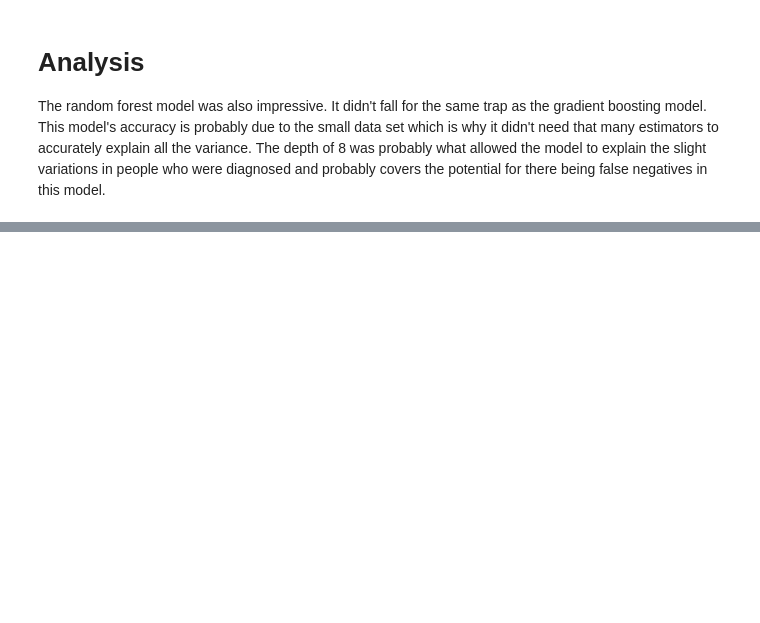
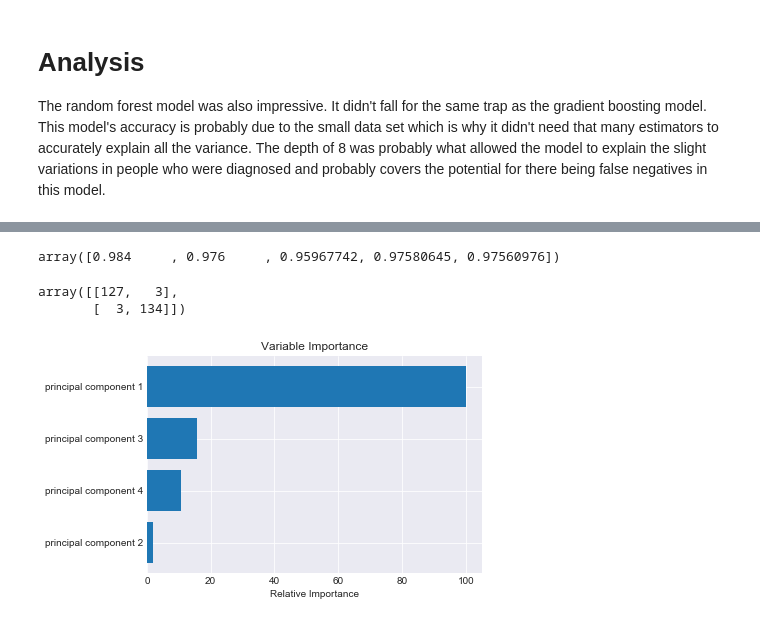
Before and after one commit to lamkg/Thinkful-, a Jupyter notebook: U3 L6 P5 Cancer Diagnostics.ipynb, the cells around one changed output, grey strips where cells are left out. Cells and saved outputs as stored; diff of their text form; code cells hidden in the pictures; blank space fills up the shorter version.

```diff
--- a/U3 L6 P5 Cancer Diagnostics.ipynb
+++ b/U3 L6 P5 Cancer Diagnostics.ipynb
@@ -520,0 +959,40 @@ The random forest model was also impressive. It didn't fall for the same trap as
+# %%
+# Implement the parameters parameter
+rfc = ensemble.RandomForestClassifier(n_estimators=10, max_features='auto',
+                                     max_depth=8)
+
+# Cross Validate the gradient boosting model.
+cross_val_score(rfc, X_train2, y_train2, cv=5)
+# %% [output]
+array([0.984     , 0.976     , 0.95967742, 0.97580645, 0.97560976])
+# %%
+# Results are consistent but lets check for false positive and negatives
+
+# Fit the data
+rfc.fit(X_train2, y_train2)
+
+# Set up the prediction set.
+y_pred_train6 = rfc.predict(X_test2)
+
+confusion_matrix(y_test2, y_pred_train6)
+# %% [output]
+array([[127,   3],
+       [  3, 134]])
+# %%
+# Fit the model
+rfc.fit(X_train2, y_train2)
+
+# What's important?
+feature_importance = rfc.feature_importances_
+
+# Make importances relative to max importance.
+feature_importance = 100.0 * (feature_importance / feature_importance.max())
+sorted_idx = np.argsort(feature_importance)
+pos = np.arange(sorted_idx.shape[0]) + .5
+plt.barh(pos, feature_importance[sorted_idx], align='center')
+plt.yticks(pos, X_train.columns[sorted_idx])
+plt.xlabel('Relative Importance')
+plt.title('Variable Importance')
+plt.show()
+# %% [output]
+[figure, added]
```
Also changed, not shown: parts of 39 cells of this notebook.
